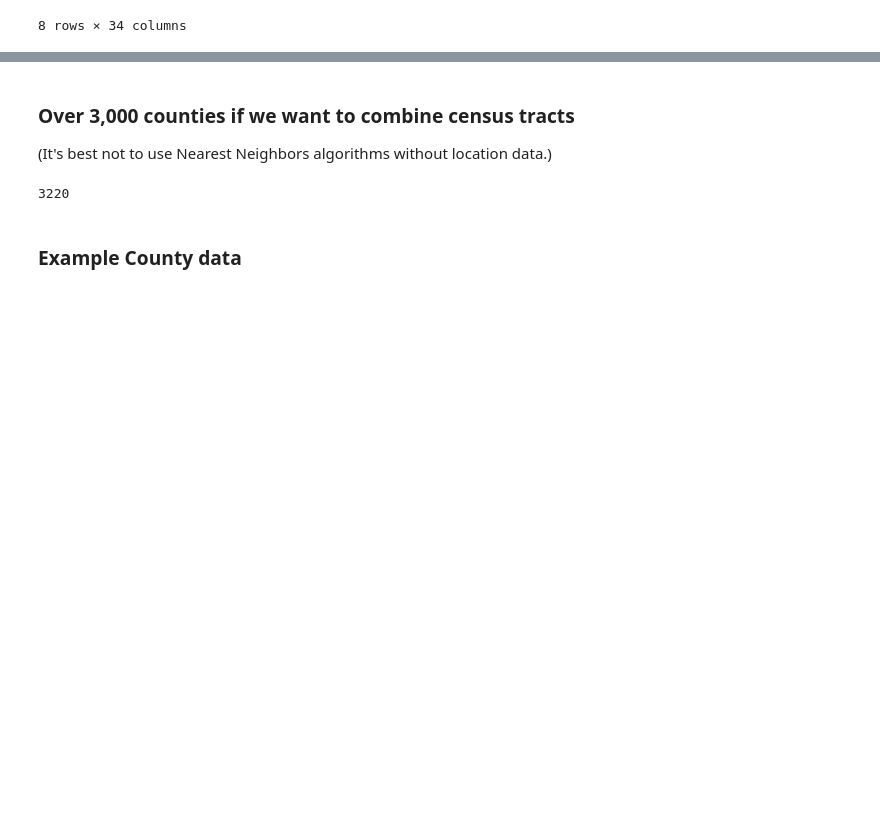
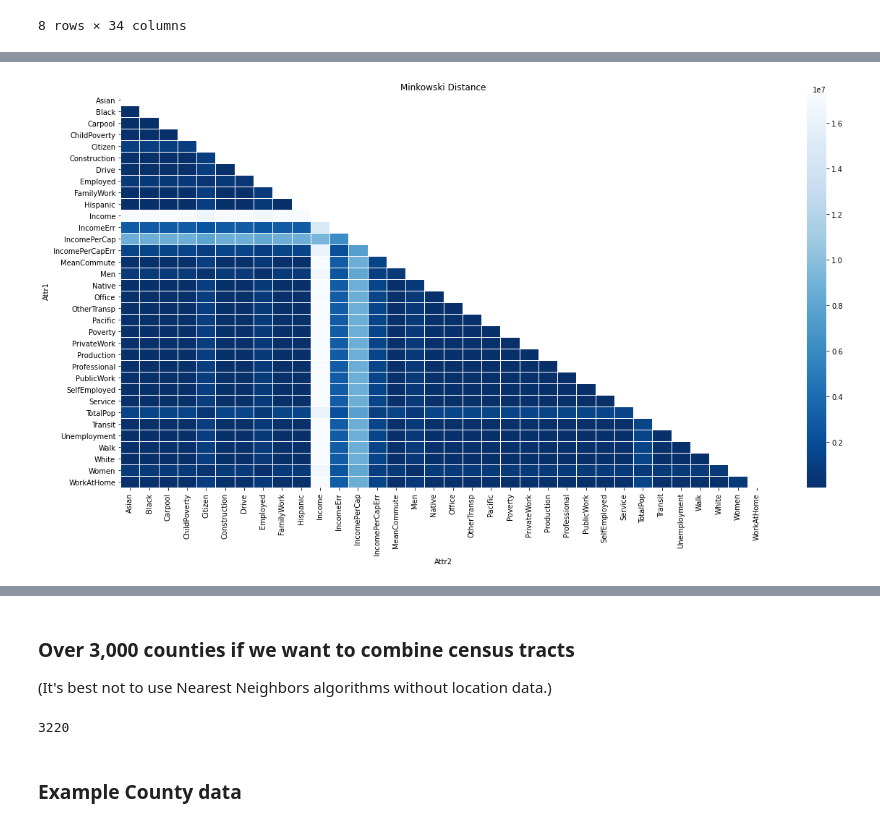
Before and after one commit to business-ui/python_projects, a Jupyter notebook: ACS.ipynb, the cells around one changed output, grey strips where cells are left out. Saved outputs shown, nothing was run; the diff lists cells and outputs as text; code cells hidden in the pictures; blank space fills up the shorter version.

```diff
--- a/ACS.ipynb
+++ b/ACS.ipynb
@@ -128,0 +201,18 @@ df.describe()
+# %%
+minkowski_df = pd.DataFrame(columns=['Attr1','Attr2','Distance'])
+for col in similarity_df:
+    for col2 in similarity_df:
+        minkowski_df = minkowski_df.append({'Attr1':col,
+                                            'Attr2':col2,
+                                            'Distance':minkowski(similarity_df[col], similarity_df[col2])},
+                                           ignore_index=True)
+# %%
+mask = np.zeros_like(minkowski_df.pivot("Attr1","Attr2","Distance"))
+mask[np.triu_indices_from(mask)] = True
+# %%
+fig, ax = plt.subplots(figsize=(20,10))
+
+ax = sns.heatmap(minkowski_df.pivot("Attr1","Attr2","Distance"), cmap='Blues_r', mask=mask, linewidths=.5,linecolor='white')
+ax.set_title("Minkowski Distance");
+# %% [output]
+[figure, added]
```
Also changed, not shown: parts of 46 cells of this notebook.
